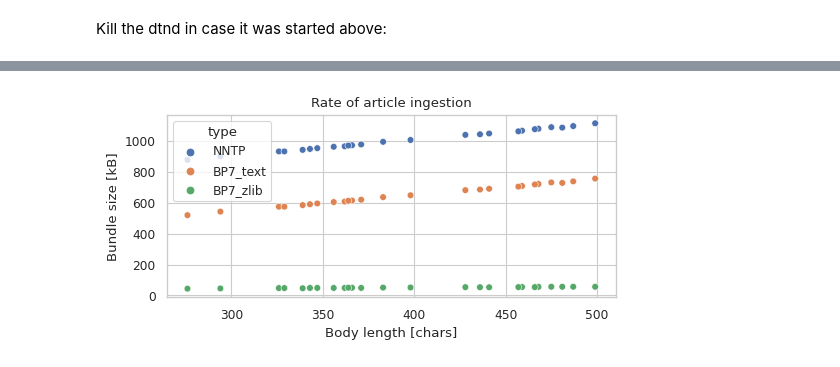
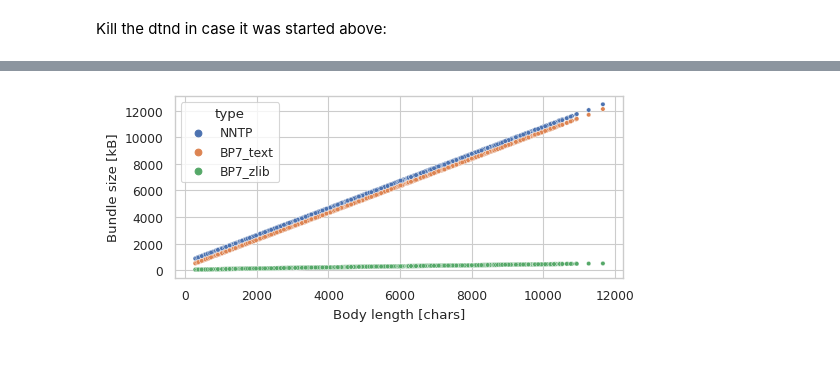
Before and after one commit to teschmitt/monntpy-lab, a Jupyter notebook: EvalEncodingSize.ipynb, the cells around one changed output, grey strips where cells are left out. Drawn from its saved outputs; the diff is of its cells as text; code cells hidden in the pictures.

```diff
--- a/EvalEncodingSize.ipynb
+++ b/EvalEncodingSize.ipynb
@@ -145,7 +135,6 @@ _ = g_all.set(xlabel='Body length [chars]', ylabel='Bundle size [kB]', title="Ra
-# %%
-g_small = sns.scatterplot(data=df[df["len_body"] < 500], x="len_body", y="size", hue="type")
-_ = g_small.set(xlabel='Body length [chars]', ylabel='Bundle size [kB]', title="Rate of article ingestion")
-
-# plt.savefig("ch6_encoding_small.pdf")
-# %% [output]
-[figure, removed]
+# %%
+g_all = sns.scatterplot(data=df, x="len_body", y="size", hue="type", s=10)
+_ = g_all.set(xlabel='Body length [chars]', ylabel='Bundle size [kB]')
+plt.savefig('ch6_encoding_all.pdf', bbox_inches="tight")
+# %% [output]
+[figure, added]
```
Also changed, not shown: parts of 3 cells of this notebook, 5 other files.
